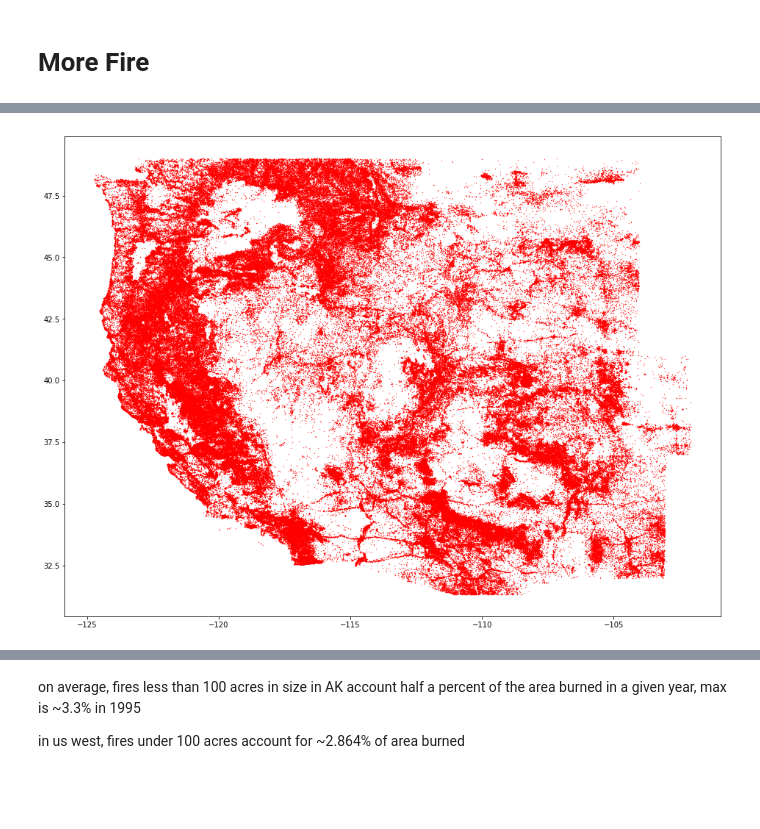
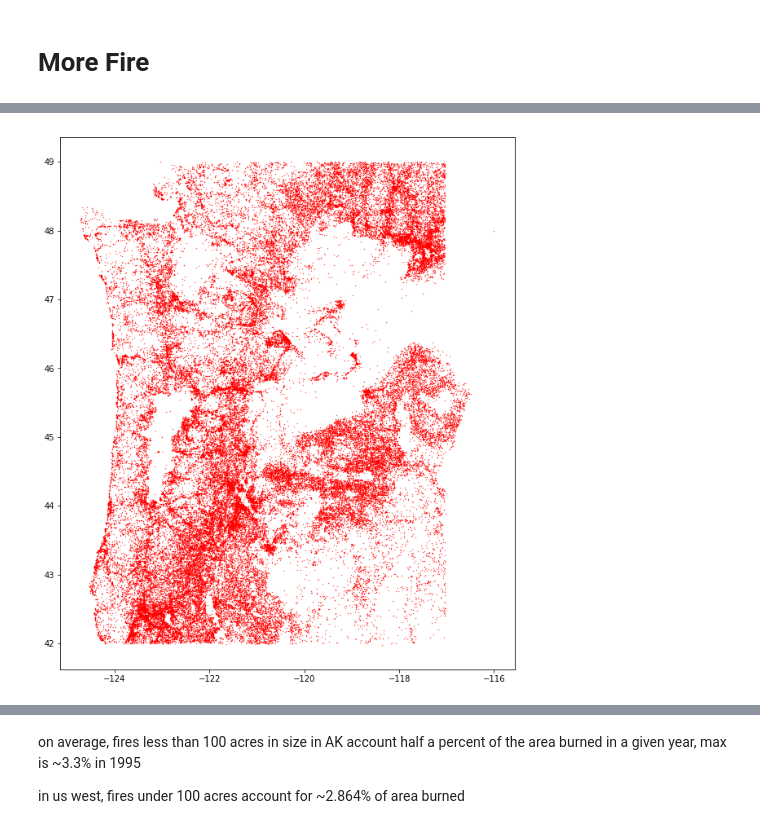
Before and after one commit to n8pk/passion_project, a Jupyter notebook: 00_EDA.ipynb, the cells around one changed output, grey strips where cells are left out. Cells and saved outputs as stored; diff of their text form; code cells hidden in the pictures; blank space fills up the shorter version.

```diff
--- a/00_EDA.ipynb
+++ b/00_EDA.ipynb
@@ -155,2 +322,8 @@ pd.to_cs
+# %%
+west = ['OR', 'WA']
+
+pnw_df = df_orig[df_orig['STATE'].isin(west)]
+
+pnw_df.to_pickle('pnw_df.pkl')
 # %%
 west_df_big = west_df[west_df['FIRE_SIZE'] > 100]
@@ -160,13 +335,13 @@ west_df_big = west_df[west_df['FIRE_SIZE'] > 100]
 # pickle.dump(df_orig, pickle_out)
 # pickle_out.close()
 # %%
-plt.figure(figsize=(16,12))
+plt.figure(figsize=(10,12))
 
-x=west_df['LONGITUDE']
-y=west_df['LATITUDE']
+x=pnw_df['LONGITUDE']
+y=pnw_df['LATITUDE']
 
 plt.scatter(x,y,color='r',s=0.1)
 
 plt.show()
 # %% [output]
-[figure, old version]
+[figure, new version]
```
Also changed, not shown: parts of 61 cells of this notebook, 5 other files.
